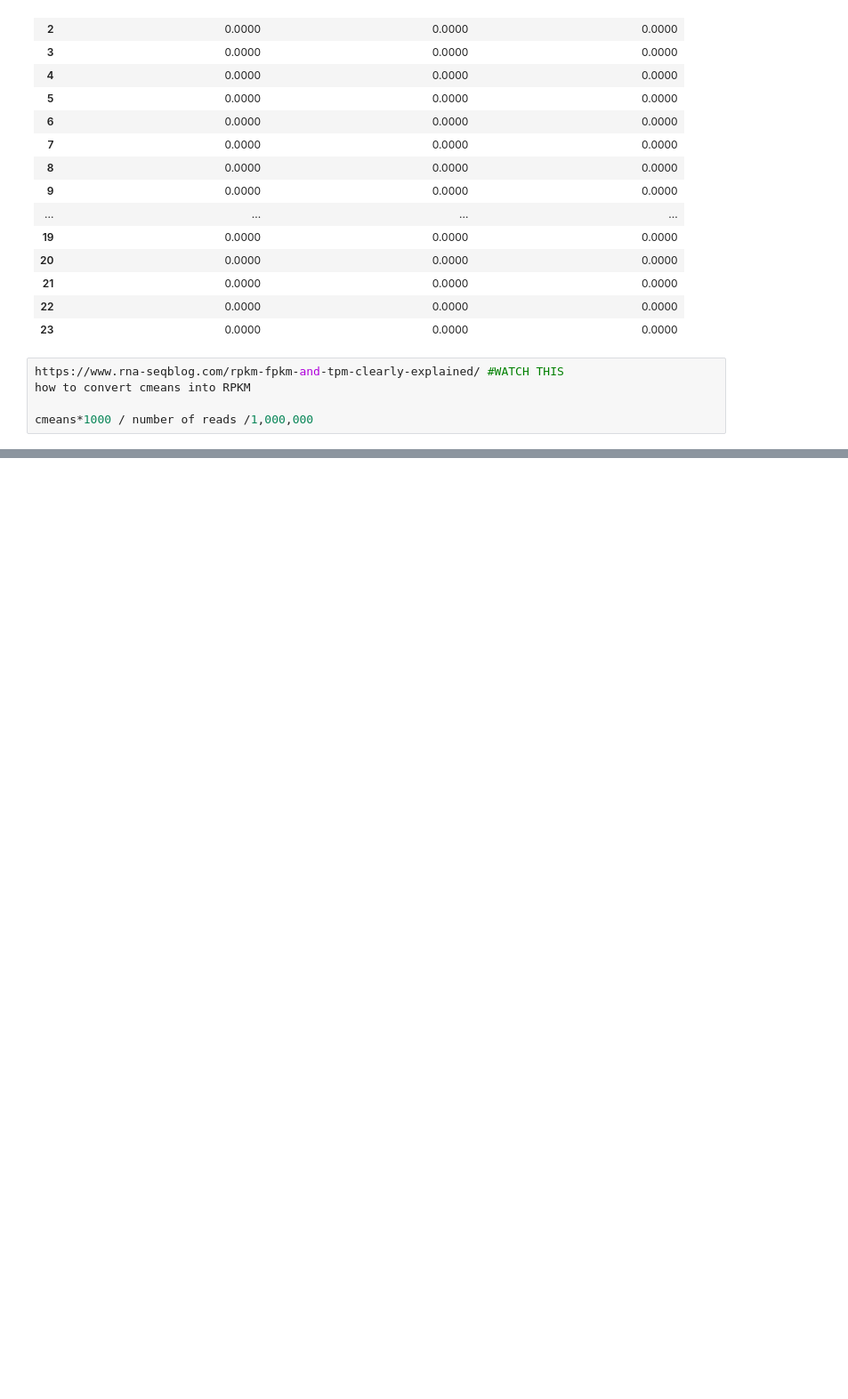
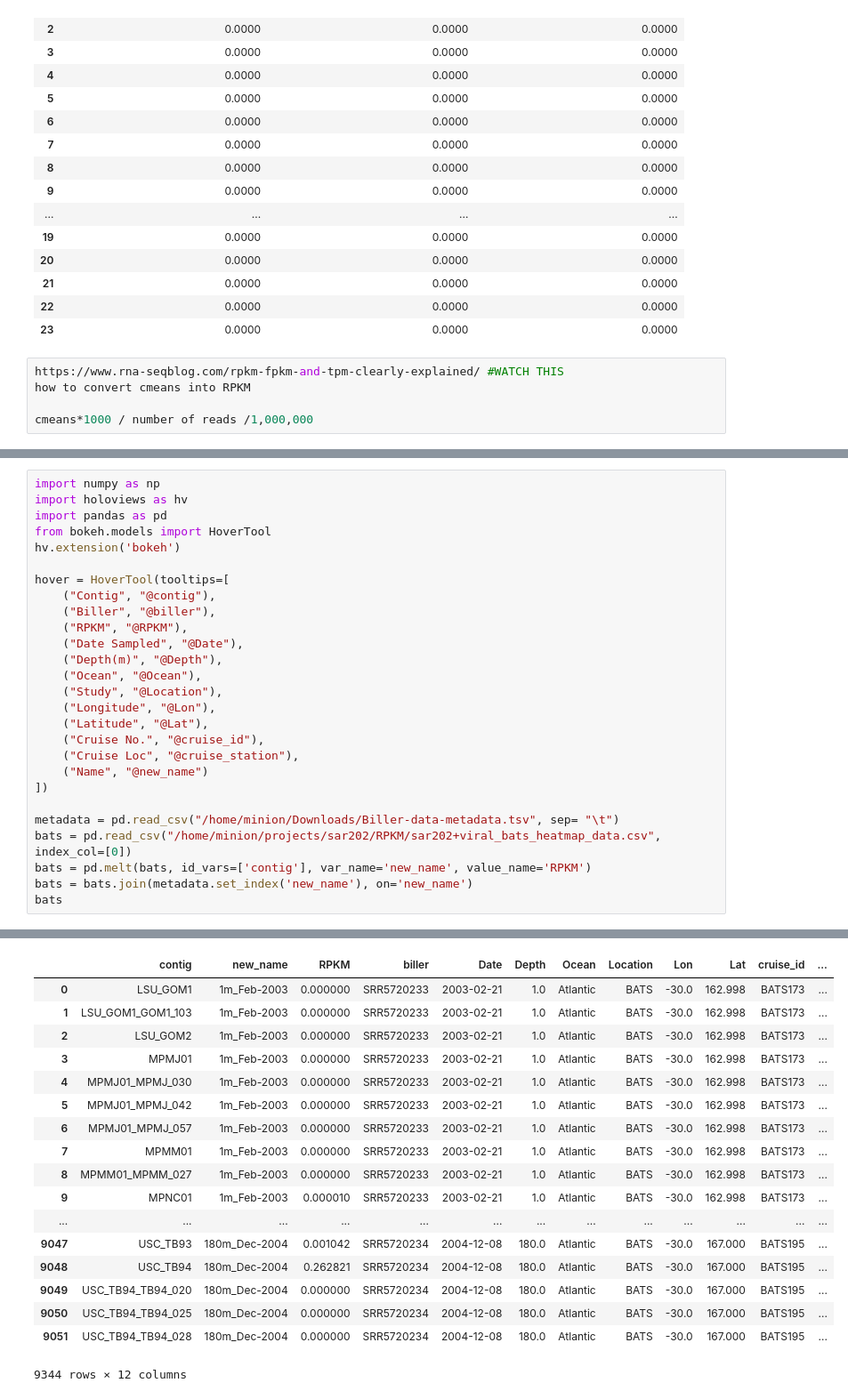
Before and after one commit to ash-bell/Python_notebooks, a Jupyter notebook: SAR202.ipynb, the cells around one changed output, grey strips where cells are left out. Shown at 89% size. Cells and saved outputs as stored; diff of their text form; blank space fills up the shorter version.

```diff
--- a/SAR202.ipynb
+++ b/SAR202.ipynb
@@ -965,0 +974,28 @@ cmeans*1000 / number of reads /1,000,000
+# %%
+import numpy as np
+import holoviews as hv
+import pandas as pd
+from bokeh.models import HoverTool
+hv.extension('bokeh')
+
+hover = HoverTool(tooltips=[
+    ("Contig", "@contig"),
+    ("Biller", "@biller"),
+    ("RPKM", "@RPKM"),
+    ("Date Sampled", "@Date"),
+    ("Depth(m)", "@Depth"),
+    ("Ocean", "@Ocean"),
+    ("Study", "@Location"),
+    ("Longitude", "@Lon"),
+    ("Latitude", "@Lat"),
+    ("Cruise No.", "@cruise_id"),
+    ("Cruise Loc", "@cruise_station"),
+    ("Name", "@new_name")
+])
+
+metadata = pd.read_csv("/home/minion/Downloads/Biller-data-metadata.tsv", sep= "\t")
+bats = pd.read_csv("/home/minion/projects/sar202/RPKM/sar202+viral_bats_heatmap_data.csv", index_col=[0])
+bats = pd.melt(bats, id_vars=['contig'], var_name='new_name', value_name='RPKM')
+bats = bats.join(metadata.set_index('new_name'), on='new_name')
+bats
+# %% [output]
@@ -965,0 +1005,18 @@ cmeans*1000 / number of reads /1,000,000
+|  | contig | new_name | RPKM | biller | Date | Depth | Ocean | Location | Lon | Lat | cruise_id | ... |
+| 0 | LSU_GOM1 | 1m_Feb-2003 | 0.000000 | SRR5720233 | 2003-02-21 | 1.0 | Atlantic | BATS | -30.0 | 162.998 | BATS173 | ... |
+| 1 | LSU_GOM1_GOM1_103 | 1m_Feb-2003 | 0.000000 | SRR5720233 | 2003-02-21 | 1.0 | Atlantic | BATS | -30.0 | 162.998 | BATS173 | ... |
+| 2 | LSU_GOM2 | 1m_Feb-2003 | 0.000000 | SRR5720233 | 2003-02-21 | 1.0 | Atlantic | BATS | -30.0 | 162.998 | BATS173 | ... |
+| 3 | MPMJ01 | 1m_Feb-2003 | 0.000000 | SRR5720233 | 2003-02-21 | 1.0 | Atlantic | BATS | -30.0 | 162.998 | BATS173 | ... |
+| 4 | MPMJ01_MPMJ_030 | 1m_Feb-2003 | 0.000000 | SRR5720233 | 2003-02-21 | 1.0 | Atlantic | BATS | -30.0 | 162.998 | BATS173 | ... |
+| 5 | MPMJ01_MPMJ_042 | 1m_Feb-2003 | 0.000000 | SRR5720233 | 2003-02-21 | 1.0 | Atlantic | BATS | -30.0 | 162.998 | BATS173 | ... |
+| 6 | MPMJ01_MPMJ_057 | 1m_Feb-2003 | 0.000000 | SRR5720233 | 2003-02-21 | 1.0 | Atlantic | BATS | -30.0 | 162.998 | BATS173 | ... |
+| 7 | MPMM01 | 1m_Feb-2003 | 0.000000 | SRR5720233 | 2003-02-21 | 1.0 | Atlantic | BATS | -30.0 | 162.998 | BATS173 | ... |
+| 8 | MPMM01_MPMM_027 | 1m_Feb-2003 | 0.000000 | SRR5720233 | 2003-02-21 | 1.0 | Atlantic | BATS | -30.0 | 162.998 | BATS173 | ... |
+| 9 | MPNC01 | 1m_Feb-2003 | 0.000010 | SRR5720233 | 2003-02-21 | 1.0 | Atlantic | BATS | -30.0 | 162.998 | BATS173 | ... |
+| ... | ... | ... | ... | ... | ... | ... | ... | ... | ... | ... | ... | ... |
+| 9047 | USC_TB93 | 180m_Dec-2004 | 0.001042 | SRR5720234 | 2004-12-08 | 180.0 | Atlantic | BATS | -30.0 | 167.000 | BATS195 | ... |
+| 9048 | USC_TB94 | 180m_Dec-2004 | 0.262821 | SRR5720234 | 2004-12-08 | 180.0 | Atlantic | BATS | -30.0 | 167.000 | BATS195 | ... |
+| 9049 | USC_TB94_TB94_020 | 180m_Dec-2004 | 0.000000 | SRR5720234 | 2004-12-08 | 180.0 | Atlantic | BATS | -30.0 | 167.000 | BATS195 | ... |
+| 9050 | USC_TB94_TB94_025 | 180m_Dec-2004 | 0.000000 | SRR5720234 | 2004-12-08 | 180.0 | Atlantic | BATS | -30.0 | 167.000 | BATS195 | ... |
+| 9051 | USC_TB94_TB94_028 | 180m_Dec-2004 | 0.000000 | SRR5720234 | 2004-12-08 | 180.0 | Atlantic | BATS | -30.0 | 167.000 | BATS195 | ... |
+9344 rows × 12 columns
```
Also changed, not shown: parts of 3 cells of this notebook, 1 other file.
